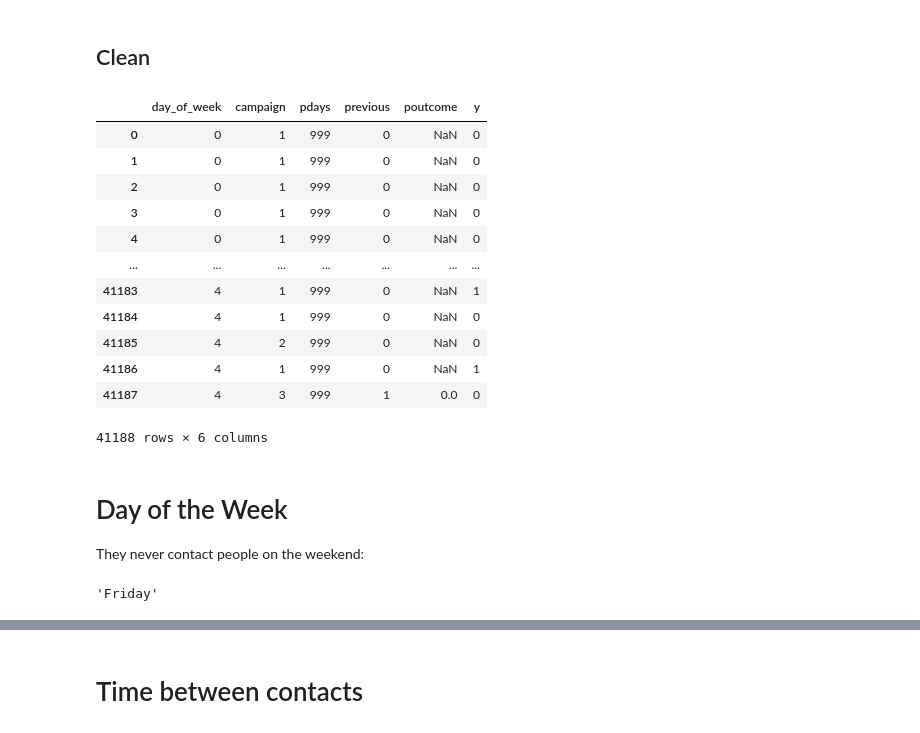
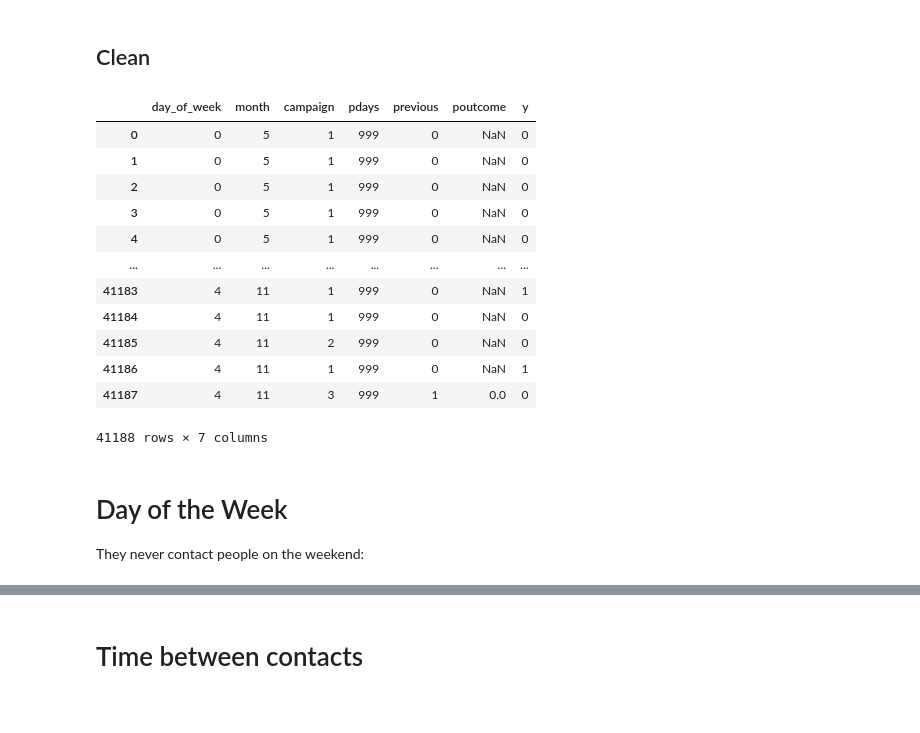
Before and after one commit to sepehrfrgh/ece143_direct_marketing, a Jupyter notebook: time_analysis.ipynb, the cells around one changed output, grey strips where cells are left out. Saved outputs shown, nothing was run; the diff lists cells and outputs as text; code cells hidden in the pictures.

Commit message:
Added pdays and month analysis
Also changed plots to use the seaborn package.

```diff
--- a/time_analysis.ipynb
+++ b/time_analysis.ipynb
@@ -25,26 +25,22 @@ df = DfBankAdditional(pd.read_csv(config.bank_additional_train_path, sep=';'))
 # %%
 df.process_all()
 # %%
-df = df[['day_of_week', 'campaign', 'pdays', 'previous', 'poutcome', 'y']]
+df = df[['day_of_week', 'month', 'campaign', 'pdays', 'previous', 'poutcome', 'y']]
 df
 # %% [output]
-|  | day_of_week | campaign | pdays | previous | poutcome | y |
-| 0 | 0 | 1 | 999 | 0 | NaN | 0 |
-| 1 | 0 | 1 | 999 | 0 | NaN | 0 |
-| 2 | 0 | 1 | 999 | 0 | NaN | 0 |
-| 3 | 0 | 1 | 999 | 0 | NaN | 0 |
-| 4 | 0 | 1 | 999 | 0 | NaN | 0 |
-| ... | ... | ... | ... | ... | ... | ... |
-| 41183 | 4 | 1 | 999 | 0 | NaN | 1 |
-| 41184 | 4 | 1 | 999 | 0 | NaN | 0 |
-| 41185 | 4 | 2 | 999 | 0 | NaN | 0 |
-| 41186 | 4 | 1 | 999 | 0 | NaN | 1 |
-| 41187 | 4 | 3 | 999 | 1 | 0.0 | 0 |
+|  | day_of_week | month | campaign | pdays | previous | poutcome | y |
+| 0 | 0 | 5 | 1 | 999 | 0 | NaN | 0 |
+| 1 | 0 | 5 | 1 | 999 | 0 | NaN | 0 |
+| 2 | 0 | 5 | 1 | 999 | 0 | NaN | 0 |
+| 3 | 0 | 5 | 1 | 999 | 0 | NaN | 0 |
+| 4 | 0 | 5 | 1 | 999 | 0 | NaN | 0 |
+| ... | ... | ... | ... | ... | ... | ... | ... |
+| 41183 | 4 | 11 | 1 | 999 | 0 | NaN | 1 |
+| 41184 | 4 | 11 | 1 | 999 | 0 | NaN | 0 |
+| 41185 | 4 | 11 | 2 | 999 | 0 | NaN | 0 |
+| 41186 | 4 | 11 | 1 | 999 | 0 | NaN | 1 |
+| 41187 | 4 | 11 | 3 | 999 | 1 | 0.0 | 0 |
-41188 rows × 6 columns
+41188 rows × 7 columns
 # %% [markdown]
 # Day of the Week
 They never contact people on the weekend:
-# %%
-calendar.day_name[df['day_of_week'].max()]
-# %% [output]
-'Friday'
```
Also changed, not shown: parts of 15 cells of this notebook.
